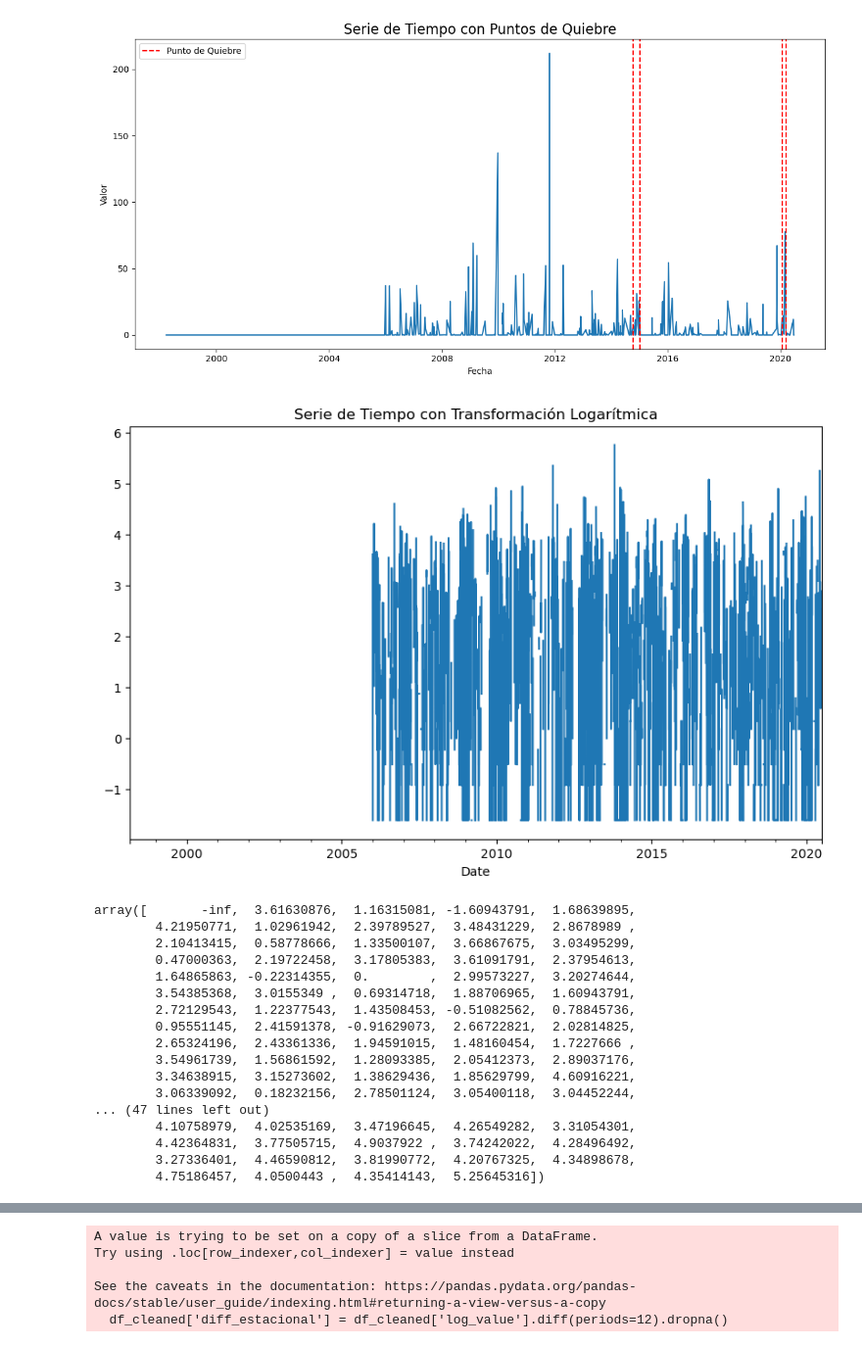
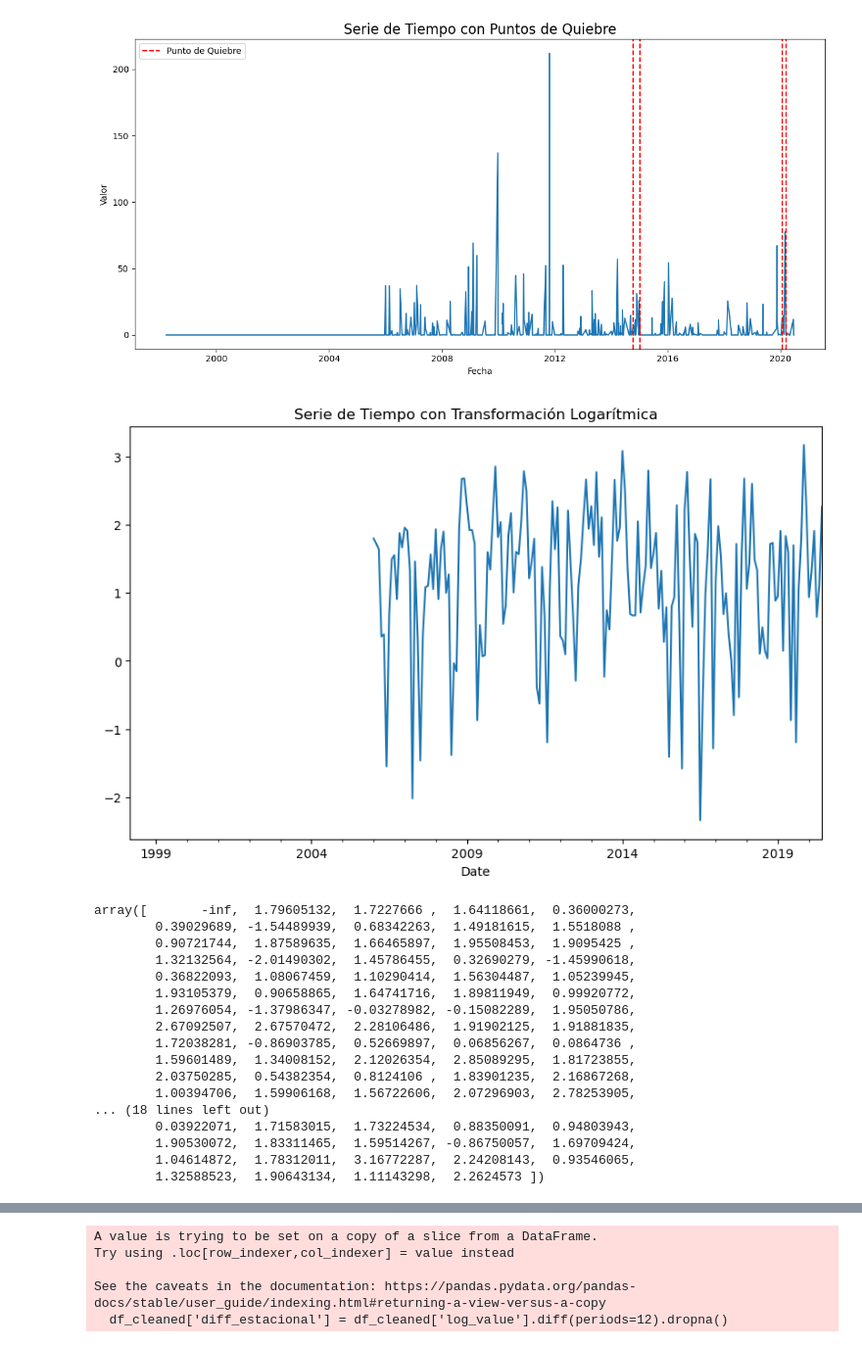
Before and after one commit to Bere333/Smart-Water-Analytics-BBRH, a Jupyter notebook: src/02_modeling_and_evaluation.ipynb, the cells around one changed output, grey strips where cells are left out. Shown at 98% size. Cells and saved outputs as stored; diff of their text form; code cells hidden in the pictures.

Commit message:
transformed data daily to monthly

```diff
--- a/src/02_modeling_and_evaluation.ipynb
+++ b/src/02_modeling_and_evaluation.ipynb
@@ -41,3 +41,16 @@ df_aquifers.head()
 | 2 | 2001-01-01 | 1 | 0.0 | 1 | 1 |
 | 3 | 2002-01-01 | 1 | 0.0 | 1 | 1 |
 | 4 | 2003-01-01 | 1 | 0.0 | 1 | 1 |
+# %%
+# Assume df_aquifers is your DataFrame
+# Make sure the 'Date' column is a datetime type
+df_aquifers['Date'] = pd.to_datetime(df_aquifers['Date'])
+
+# Find the data for the year 1974
+year_to_find = 2020  # Use an integer, not a string, for the comparison
+
+# Create a boolean mask to filter the DataFrame
+matching_data = df_aquifers[df_aquifers['Date'].dt.year == year_to_find]
+
+print(f"Number of rows found for the year {year_to_find}: {len(matching_data)}")
+print(matching_data.head())
@@ -237,31 +258,32 @@ Punto de quiebre detectado en el índice: 805, fecha: 2020-03-13 00:00:00
 [figure]
 # %%
 # --- 2. Estabilizar la Varianza (Transformación Logarítmica) ---
+df = df.resample('M').mean()
 df['log_value'] = np.log(df['Value'])
 df['log_value'].plot(title='Serie de Tiempo con Transformación Logarítmica', figsize=(10, 6))
 plt.show()
 # %% [output]
-[figure, old version]
+[figure, new version]
 # %%
 df['log_value'].unique()
 # %% [output]
-array([       -inf,  3.61630876,  1.16315081, -1.60943791,  1.68639895,
-        4.21950771,  1.02961942,  2.39789527,  3.48431229,  2.8678989 ,
-        2.10413415,  0.58778666,  1.33500107,  3.66867675,  3.03495299,
-        0.47000363,  2.19722458,  3.17805383,  3.61091791,  2.37954613,
-        1.64865863, -0.22314355,  0.        ,  2.99573227,  3.20274644,
-        3.54385368,  3.0155349 ,  0.69314718,  1.88706965,  1.60943791,
-        2.72129543,  1.22377543,  1.43508453, -0.51082562,  0.78845736,
-        0.95551145,  2.41591378, -0.91629073,  2.66722821,  2.02814825,
-        2.65324196,  2.43361336,  1.94591015,  1.48160454,  1.7227666 ,
-        3.54961739,  1.56861592,  1.28093385,  2.05412373,  2.89037176,
-        3.34638915,  3.15273602,  1.38629436,  1.85629799,  4.60916221,
-        3.06339092,  0.18232156,  2.78501124,  3.05400118,  3.04452244,
-... (47 lines left out)
-        4.10758979,  4.02535169,  3.47196645,  4.26549282,  3.31054301,
-        4.42364831,  3.77505715,  4.9037922 ,  3.74242022,  4.28496492,
-        3.27336401,  4.46590812,  3.81990772,  4.20767325,  4.34898678,
-        4.75186457,  4.0500443 ,  4.35414143,  5.25645316])
+array([       -inf,  1.79605132,  1.7227666 ,  1.64118661,  0.36000273,
+        0.39029689, -1.54489939,  0.68342263,  1.49181615,  1.5518088 ,
+        0.90721744,  1.87589635,  1.66465897,  1.95508453,  1.9095425 ,
+        1.32132564, -2.01490302,  1.45786455,  0.32690279, -1.45990618,
+        0.36822093,  1.08067459,  1.10290414,  1.56304487,  1.05239945,
+        1.93105379,  0.90658865,  1.64741716,  1.89811949,  0.99920772,
+        1.26976054, -1.37986347, -0.03278982, -0.15082289,  1.95050786,
+        2.67092507,  2.67570472,  2.28106486,  1.91902125,  1.91881835,
+        1.72038281, -0.86903785,  0.52669897,  0.06856267,  0.0864736 ,
+        1.59601489,  1.34008152,  2.12026354,  2.85089295,  1.81723855,
+        2.03750285,  0.54382354,  0.8124106 ,  1.83901235,  2.16867268,
+        1.00394706,  1.59906168,  1.56722606,  2.07296903,  2.78253905,
+... (18 lines left out)
+        0.03922071,  1.71583015,  1.73224534,  0.88350091,  0.94803943,
+        1.90530072,  1.83311465,  1.59514267, -0.86750057,  1.69709424,
+        1.04614872,  1.78312011,  3.16772287,  2.24208143,  0.93546065,
+        1.32588523,  1.90643134,  1.11143298,  2.2624573 ])
 # %%
 # 1. Aplicar la transformación logarítmica
 
```
Also changed, not shown: parts of 20 cells of this notebook.
